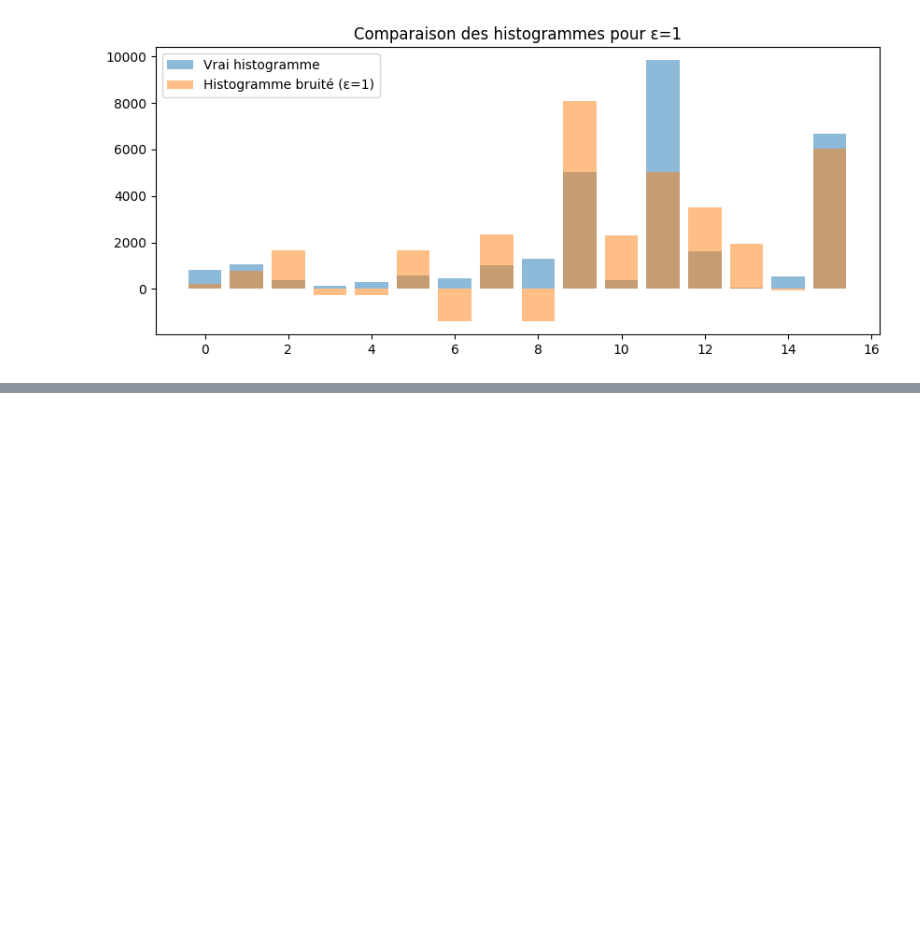
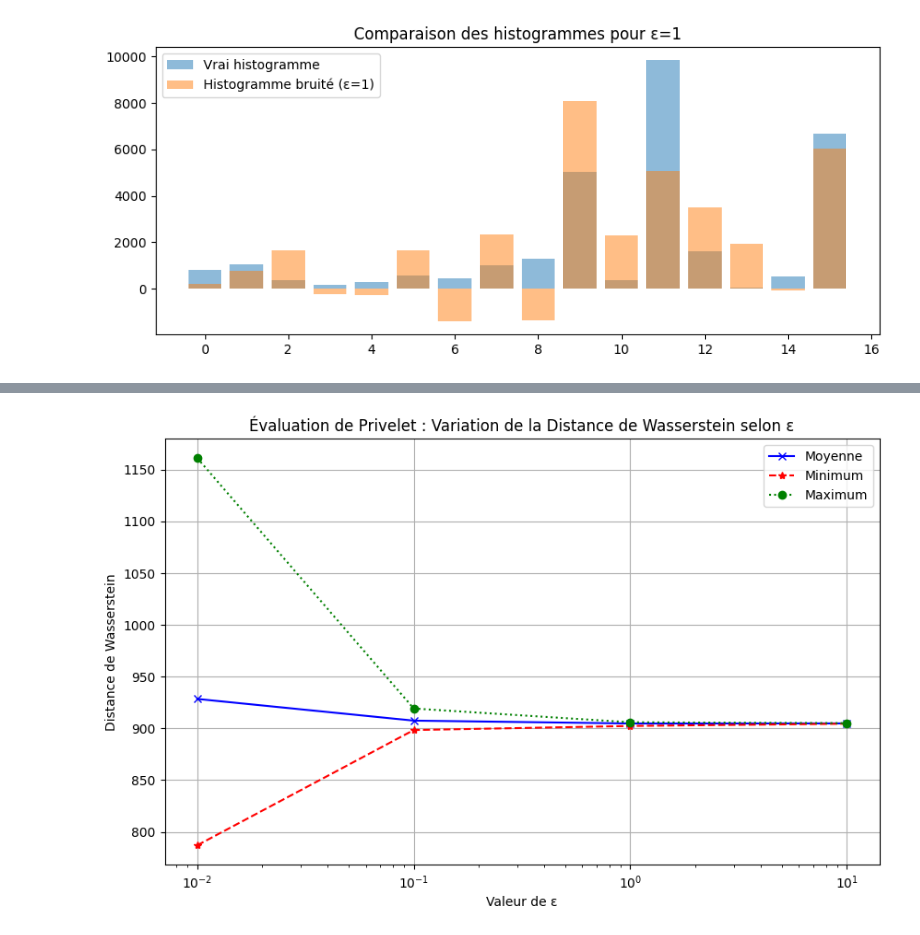
Before and after one commit to Musk-max/projet_sbd_Aline_Franck, a Jupyter notebook: M1-MIAGE-SBD-Projet-1_PPDP-2024_2025_Aline_Franck_Kickstarter.ipynb, the cells around one changed output, grey strips where cells are left out. Drawn from its saved outputs; the diff is of its cells as text; code cells hidden in the pictures; blank space fills up the shorter version.

```diff
--- a/M1-MIAGE-SBD-Projet-1_PPDP-2024_2025_Aline_Franck_Kickstarter.ipynb
+++ b/M1-MIAGE-SBD-Projet-1_PPDP-2024_2025_Aline_Franck_Kickstarter.ipynb
@@ -337,0 +345,8 @@ plt.show()
+# %%
+from scipy.stats import wasserstein_distance
+
+def compute_wasserstein(original_hist, perturbed_hist):
+    """
+    Calcule la distance de Wasserstein entre un histogramme d'origine et un histogramme perturbé.
+    """
+    return wasserstein_distance(original_hist, perturbed_hist)
@@ -337,0 +383,30 @@ plt.show()
+# %%
+def plot_wasserstein_distances(wasserstein_distances, q3_epsilon_values):
+    # Calculer les statistiques de la distance de Wasserstein : moyenne, min, max
+    avg_distances = [np.mean(wasserstein_distances[q3_epsilon_value]) for q3_epsilon_value in q3_epsilon_values]
+    min_distances = [np.min(wasserstein_distances[q3_epsilon_value]) for q3_epsilon_value in q3_epsilon_values]
+    max_distances = [np.max(wasserstein_distances[q3_epsilon_value]) for q3_epsilon_value in q3_epsilon_values]
+
+    # Plotting
+    plt.figure(figsize=(10, 6))
+    plt.plot(q3_epsilon_values, avg_distances, label='Moyenne', marker='x', linestyle='-', color='b')
+    plt.plot(q3_epsilon_values, min_distances, label='Minimum', marker='*', linestyle='--', color='r')
+    plt.plot(q3_epsilon_values, max_distances, label='Maximum', marker='o', linestyle=':', color='g')
+
+    plt.xlabel('Valeur de ε')
+    plt.ylabel('Distance de Wasserstein')
+    plt.title('Évaluation de Privelet : Variation de la Distance de Wasserstein selon ε')
+    plt.legend()
+    plt.xscale('log')  # Utiliser une échelle logarithmique pour mieux voir la variation
+    plt.grid(True)
+    plt.show()
+# %%
+
+# Histogramme original (edu_true_histogram) à tester
+edu_true_histogram = np.array([820, 1048, 377, 151, 288, 557, 455, 1008, 1307, 5044, 375, 9840, 1627, 45, 542, 6678])
+
+# Valeurs de epsilon à tester
+q3_epsilon_values = [0.01, 0.1, 1, 10]
+
+# Réaliser l'expérience
+wasserstein_distances = experiment(edu_true_histogram, q3_epsilon_values)
@@ -337,0 +431,5 @@ plt.show()
+# %%
+# Afficher les résultats
+plot_wasserstein_distances(wasserstein_distances, q3_epsilon_values)
+# %% [output]
+[figure, added]
```
Also changed, not shown: parts of 16 cells of this notebook.
